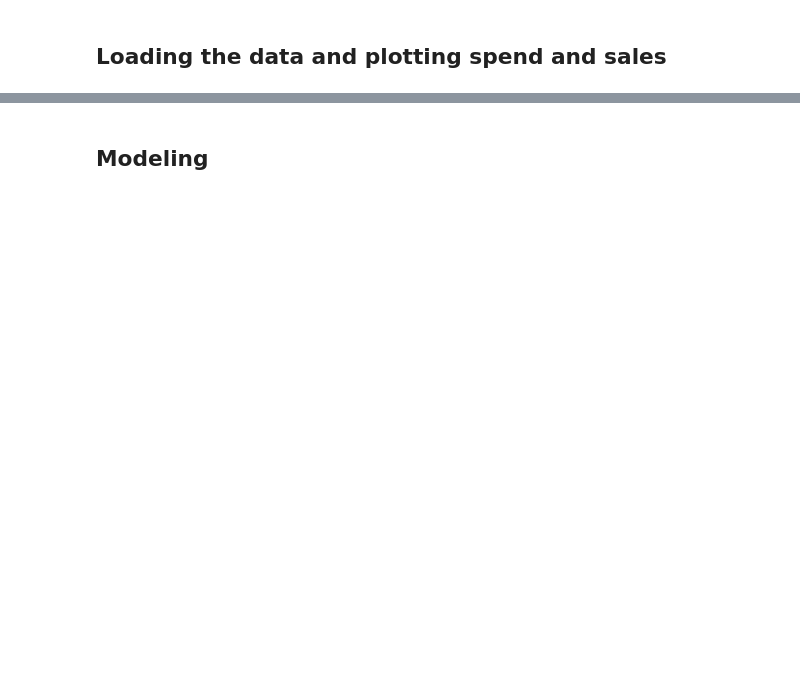
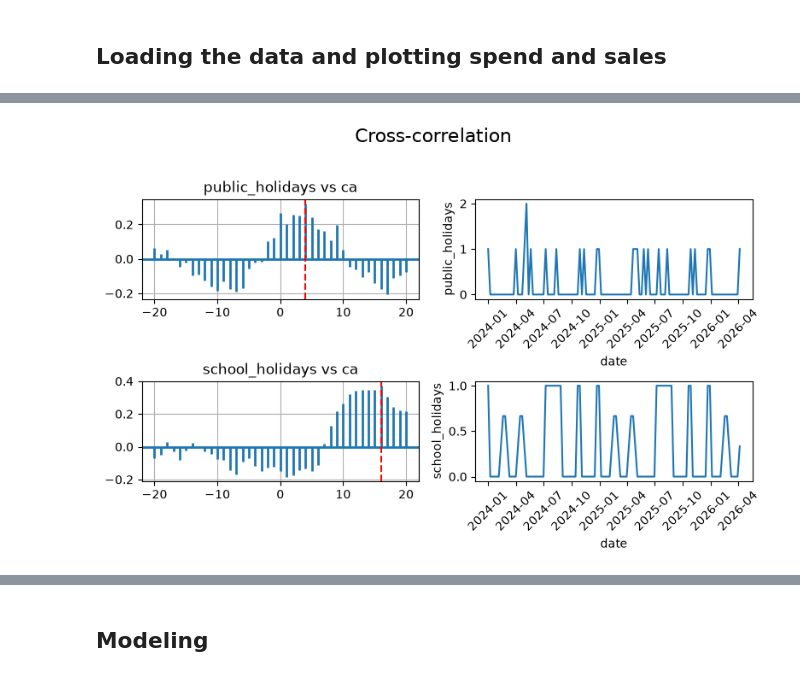
Before and after one commit to antoine-caillebotte/MMM_jardiland, a Jupyter notebook: 1_mmm_building.ipynb, the cells around one changed output, grey strips where cells are left out. Cells and saved outputs as stored; diff of their text form; code cells hidden in the pictures; blank space fills up the shorter version.

```diff
--- a/1_mmm_building.ipynb
+++ b/1_mmm_building.ipynb
@@ -46,9 +34,11 @@ fig, axes = mmm_plot.plot_controls_variable(
 # %%
 _, axes = mmm_plot.plot_cross_correlation(
-    pd.concat([X, y], axis=1), media=[], controls=controls[1:], target="CA"
+    loaded_data.data, media=[], controls=loaded_data.controls[2:], target="ca"
 )
 
 _ = axes[0, 0].axvline(x=4, color="red", linestyle="--")
-_ = axes[1, 0].axvline(x=15, color="red", linestyle="--")
-_ = axes[2, 0].axvline(x=12, color="red", linestyle="--")
+_ = axes[1, 0].axvline(x=16, color="red", linestyle="--")
+# _ = axes[2, 0].axvline(x=12, color="red", linestyle="--")
+# %% [output]
+[figure, added]
 # %%
```
Also changed, not shown: parts of 58 cells of this notebook, 12 other files.
